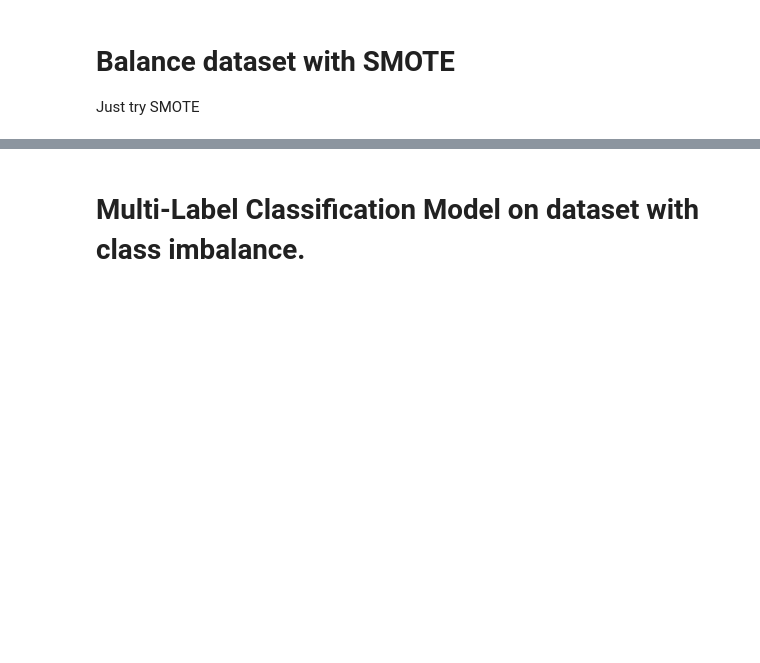
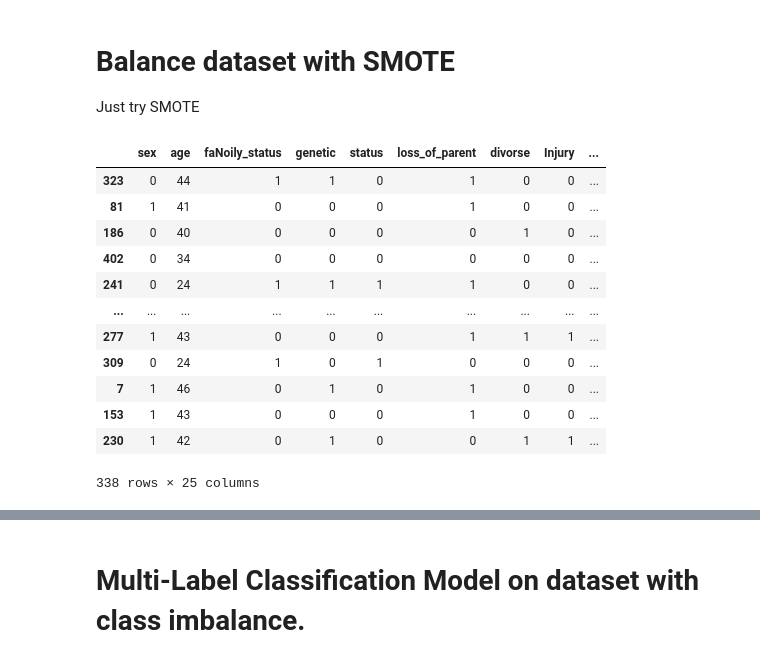
Before and after one commit to UIUC-CS598-S23-TEAM139/23Spring-CS598-Final-Project, a Jupyter notebook: psychotic_disorder_classification.ipynb, the cells around one changed output, grey strips where cells are left out. Drawn from its saved outputs; the diff is of its cells as text; code cells hidden in the pictures; blank space fills up the shorter version.

```diff
--- a/psychotic_disorder_classification.ipynb
+++ b/psychotic_disorder_classification.ipynb
@@ -182,11 +257,26 @@ balanced_data['Insominia']
 # Balance dataset with SMOTE
 Just try SMOTE
 # %%
-# y = balanced_data.pop('Insominia')
-# X = balanced_data
+temp = data.copy()
+y = temp.pop('Insominia')
+X = temp
 
-# X_train, X_test, y_train, y_test = train_test_split(X, y, test_size=0.3)
+X_train, X_test, y_train, y_test = train_test_split(X, y, test_size=0.3)
 
-# X_train
+X_train
+# %% [output]
+|  | sex | age | faNoily_status | genetic | status | loss_of_parent | divorse | Injury | ... |
+| 323 | 0 | 44 | 1 | 1 | 0 | 1 | 0 | 0 | ... |
+| 81 | 1 | 41 | 0 | 0 | 0 | 1 | 0 | 0 | ... |
+| 186 | 0 | 40 | 0 | 0 | 0 | 0 | 1 | 0 | ... |
+| 402 | 0 | 34 | 0 | 0 | 0 | 0 | 0 | 0 | ... |
+| 241 | 0 | 24 | 1 | 1 | 1 | 1 | 0 | 0 | ... |
+| ... | ... | ... | ... | ... | ... | ... | ... | ... | ... |
+| 277 | 1 | 43 | 0 | 0 | 0 | 1 | 1 | 1 | ... |
+| 309 | 0 | 24 | 1 | 0 | 1 | 0 | 0 | 0 | ... |
+| 7 | 1 | 46 | 0 | 1 | 0 | 1 | 0 | 0 | ... |
+| 153 | 1 | 43 | 0 | 0 | 0 | 1 | 0 | 0 | ... |
+| 230 | 1 | 42 | 0 | 1 | 0 | 0 | 1 | 1 | ... |
+338 rows × 25 columns
 # %%
 # every sample had a total of 101 samples each
```
Also changed, not shown: parts of 35 cells of this notebook.
